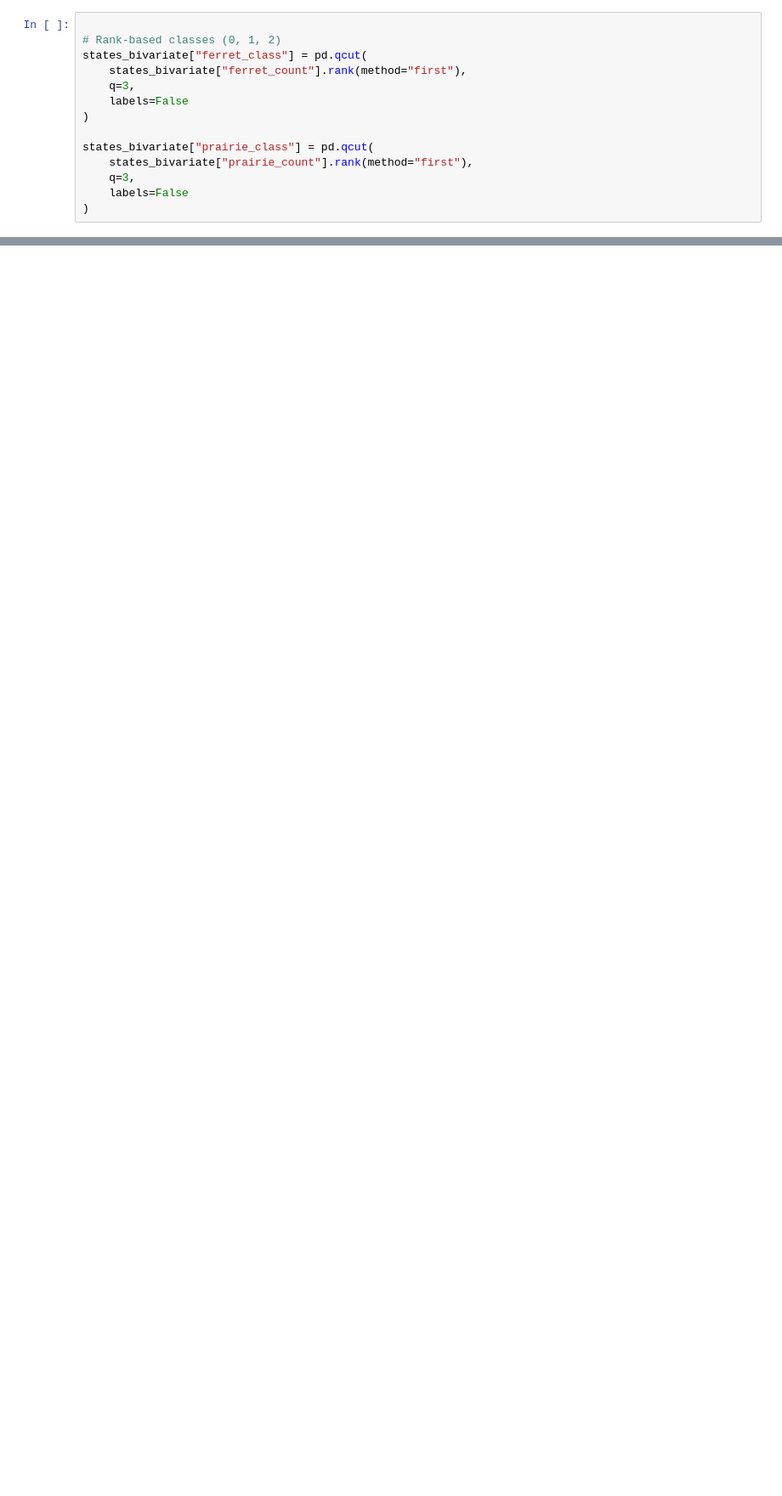
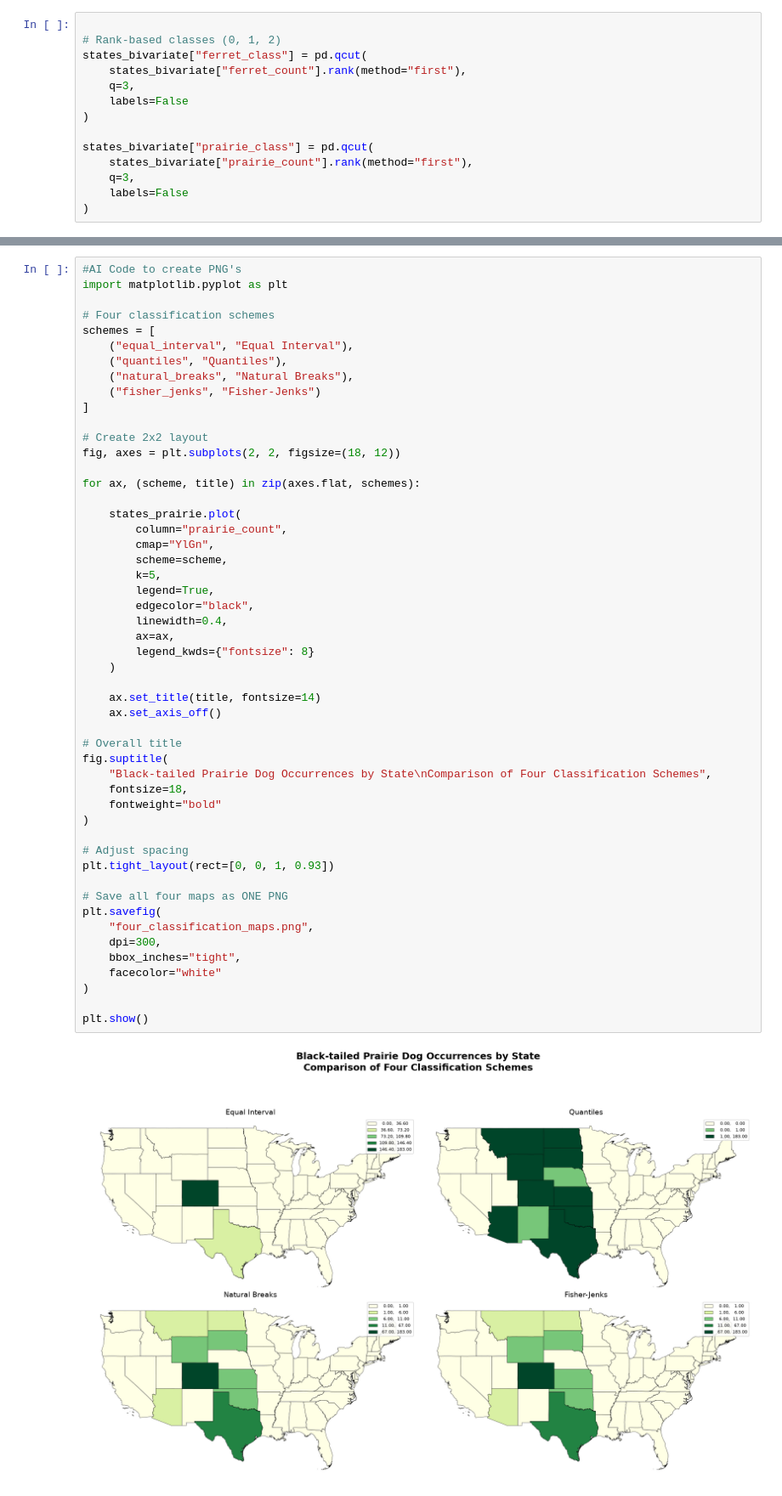
Before and after one commit to oliviapozytko/geog592-opozytko, a Jupyter notebook: homework/week08/homework08.ipynb, the cells around one changed output, grey strips where cells are left out. Shown at 85% size. Cells and saved outputs as stored; diff of their text form; blank space fills up the shorter version.

```diff
--- a/homework/week08/homework08.ipynb
+++ b/homework/week08/homework08.ipynb
@@ -432,3 +432,56 @@ legend_ax.set_title("Bivariate Legend", fontsize=10)
 plt.show()
 # %% [output]
 [figure]
+# %%
+#AI Code to create PNG's
+import matplotlib.pyplot as plt
+
+# Four classification schemes
+schemes = [
+    ("equal_interval", "Equal Interval"),
+    ("quantiles", "Quantiles"),
+    ("natural_breaks", "Natural Breaks"),
+    ("fisher_jenks", "Fisher-Jenks")
+]
+
+# Create 2x2 layout
+fig, axes = plt.subplots(2, 2, figsize=(18, 12))
+
+for ax, (scheme, title) in zip(axes.flat, schemes):
+
+    states_prairie.plot(
+        column="prairie_count",
+        cmap="YlGn",
+        scheme=scheme,
+        k=5,
+        legend=True,
+        edgecolor="black",
+        linewidth=0.4,
+        ax=ax,
+        legend_kwds={"fontsize": 8}
+    )
+
+    ax.set_title(title, fontsize=14)
+    ax.set_axis_off()
+
+# Overall title
+fig.suptitle(
+    "Black-tailed Prairie Dog Occurrences by State\nComparison of Four Classification Schemes",
+    fontsize=18,
+    fontweight="bold"
+)
+
+# Adjust spacing
+plt.tight_layout(rect=[0, 0, 1, 0.93])
+
+# Save all four maps as ONE PNG
+plt.savefig(
+    "four_classification_maps.png",
+    dpi=300,
+    bbox_inches="tight",
+    facecolor="white"
+)
+
+plt.show()
+# %% [output]
+[figure, added]
```
Also changed, not shown: parts of 2 cells of this notebook, 2 other files.
